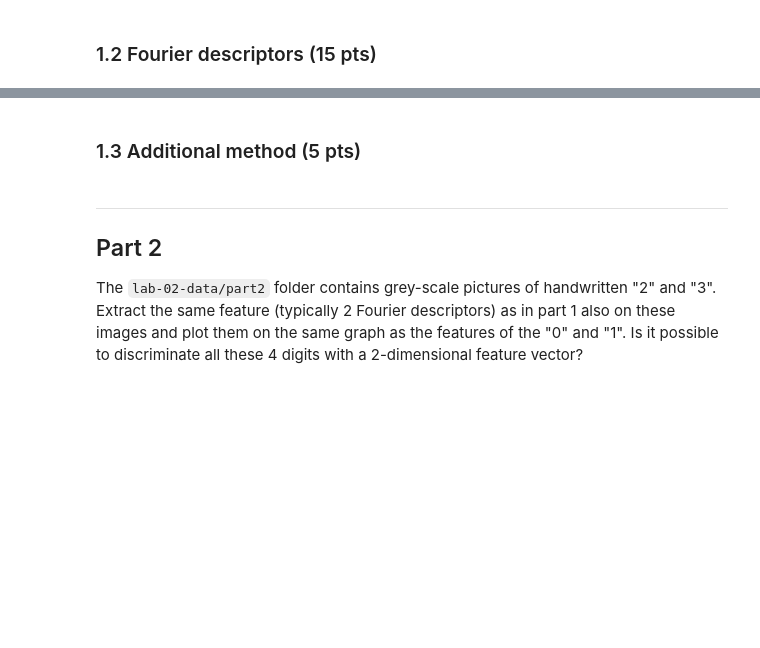
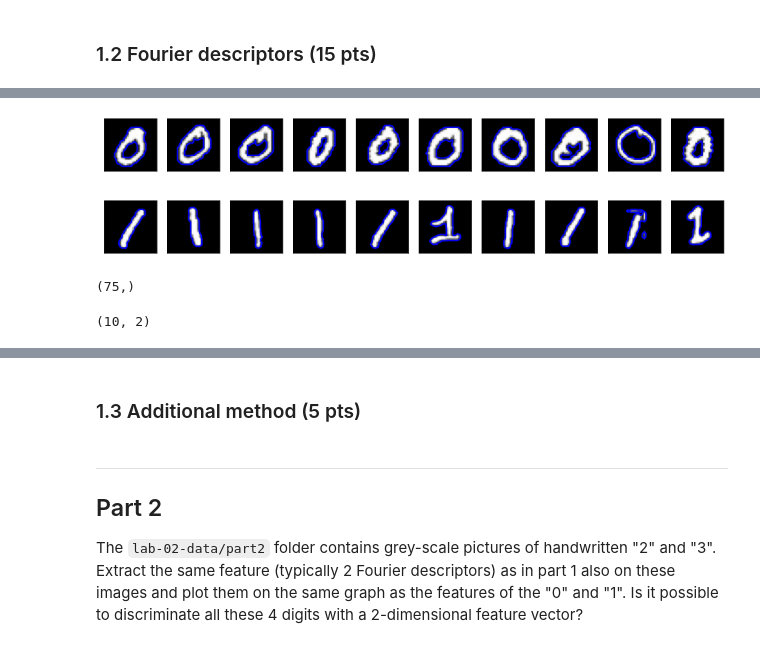
Before and after one commit to HongyuGu/iapr, a Jupyter notebook: labs/lab_02_object_description_part1.ipynb, the cells around one changed output, grey strips where cells are left out. Cells and saved outputs as stored; diff of their text form; code cells hidden in the pictures; blank space fills up the shorter version.

```diff
--- a/labs/lab_02_object_description_part1.ipynb
+++ b/labs/lab_02_object_description_part1.ipynb
@@ -396,0 +96,41 @@ plt.plot(fourierDescriptor(contours_ones_im[4][0]))
+# %%
+def find_contours_all(images):
+    return np.array([np.array(measure.find_contours(img, level=30, fully_connected="high")) for img in images])
+
+def plot_contours(images, contours_array):
+    # Display the image and plot all contours found
+    fig, axes = plt.subplots(1, 10, figsize=(15,15))
+
+    for i in range(10):
+        ax = axes[i]
+        img = images[i]
+        ax.imshow(img, cmap=plt.cm.gray)
+        contours = contours_array[i]
+
+        for con in contours:
+            ax.plot(con[:, 1], con[:, 0], c='b', linewidth=2)
+
+        ax.axis('image')
+        ax.set_xticks([])
+        ax.set_yticks([])
+    plt.show()
+# %%
+#
+contours_zeros = find_contours_all(zeros_im)
+
+# Display the image and plot all contours found
+plot_contours(zeros_im, contours_zero)
+# %% [output]
+[figure, added]
+# %%
+#
+contours_ones = find_contours_all(ones_im)
+
+# Display the image and plot all contours found
+plot_contours(ones_im, contours_ones)
+# %% [output]
+[figure, added]
+# %%
+max(contours_zero[0], key=len)[:, 0].shape
+# %% [output]
+(75,)
@@ -396,0 +164,4 @@ plt.plot(fourierDescriptor(contours_ones_im[4][0]))
+# %%
+f_zero_choose.shape
+# %% [output]
+(10, 2)
```
Also changed, not shown: parts of 12 cells of this notebook.
